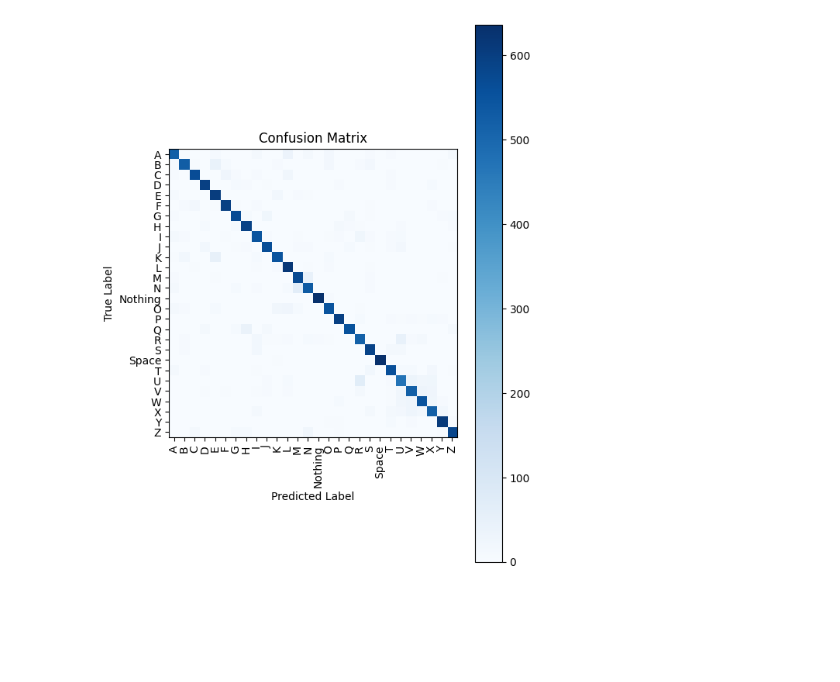
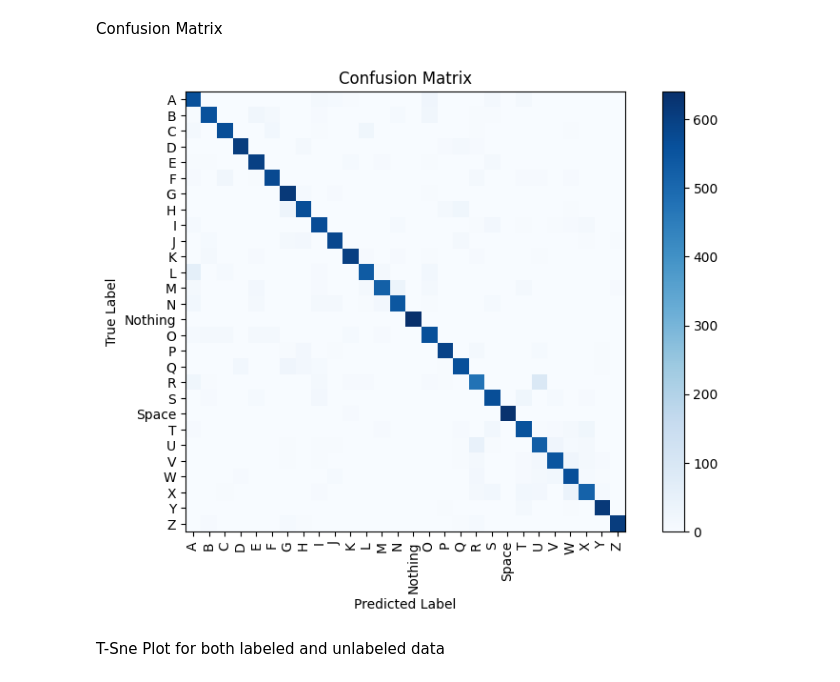
Before and after one commit to knvramana/COMP-6721-SUMMER-PROJECT, a Jupyter notebook: Semi_Supervised_Learning.ipynb, the cells around one changed output. Saved outputs shown, nothing was run; the diff lists cells and outputs as text; code cells hidden in the pictures; blank space fills up the shorter version.

```diff
--- a/Semi_Supervised_Learning.ipynb
+++ b/Semi_Supervised_Learning.ipynb
@@ -59,0 +63,17 @@ images.shape
+# %%
+import matplotlib.pyplot as plt
+
+random_indices = np.random.choice(len(labels), size=4, replace=False)
+
+Original_images = images[random_indices]
+Original_labels = labels[random_indices]
+
+plt.figure(figsize=(10, 6))
+for i in range(4):
+    plt.subplot(2, 4, i + 1)
+    plt.imshow(Original_images[i], cmap='gray')
+    plt.title(f"Label: {Original_labels[i]}")
+    plt.axis('off')
+plt.suptitle('Original Images')
+plt.tight_layout()
+plt.show()
@@ -65,3 +89,10 @@ from sklearn.preprocessing import StandardScaler
 
 scaler = StandardScaler()
 standardized_images = scaler.fit_transform(flattened_images)
+
+from sklearn.decomposition import PCA
+
+num_components = 25
+pca = PCA(n_components=num_components)
+reduced_images = pca.fit_transform(standardized_images)
+reconstructed_images = pca.inverse_transform(reduced_images)
@@ -78,0 +105,15 @@ reconstructed_images.shape
+# %%
+import numpy as np
+
+reconstructed_img = reconstructed_images[random_indices]
+reconstructed_labels = labels[random_indices]
+
+plt.figure(figsize=(10, 6))
+for i in range(4):
+    plt.subplot(2, 4, i + 1)
+    plt.imshow(reconstructed_img[i].reshape(size), cmap='gray')
+    plt.title(f"Label: {reconstructed_labels[i]}")
+    plt.axis('off')
+plt.suptitle('Reconstructed Images after PCA')
+plt.tight_layout()
+plt.show()
@@ -172,3 +355,5 @@ Balanced Accuracy: 0.88203125
+# %% [markdown]
+Confusion Matrix
 # %%
 from sklearn.metrics import confusion_matrix
 
@@ -182,16 +367,18 @@ confusion_mat = confusion_matrix(y_unlabeled_np, y_pred_np)
 # %%
 import matplotlib.pyplot as plt
 import numpy as np
 
-plt.figure(figsize=(6, 9))
+plt.figure(figsize=(10, 6))
 plt.imshow(confusion_mat, interpolation='nearest', cmap=plt.cm.Blues)
 plt.title('Confusion Matrix')
 plt.colorbar()
 tick_marks = np.arange(len(label_encoder.classes_))
 plt.xticks(tick_marks, label_encoder.classes_, rotation=90)
 plt.yticks(tick_marks, label_encoder.classes_)
 plt.xlabel('Predicted Label')
 plt.ylabel('True Label')
 plt.show()
 # %% [output]
-[figure, old version]
+[figure, new version]
+# %% [markdown]
+T-Sne Plot for both labeled and unlabeled data
```
Also changed, not shown: parts of 36 cells of this notebook.
